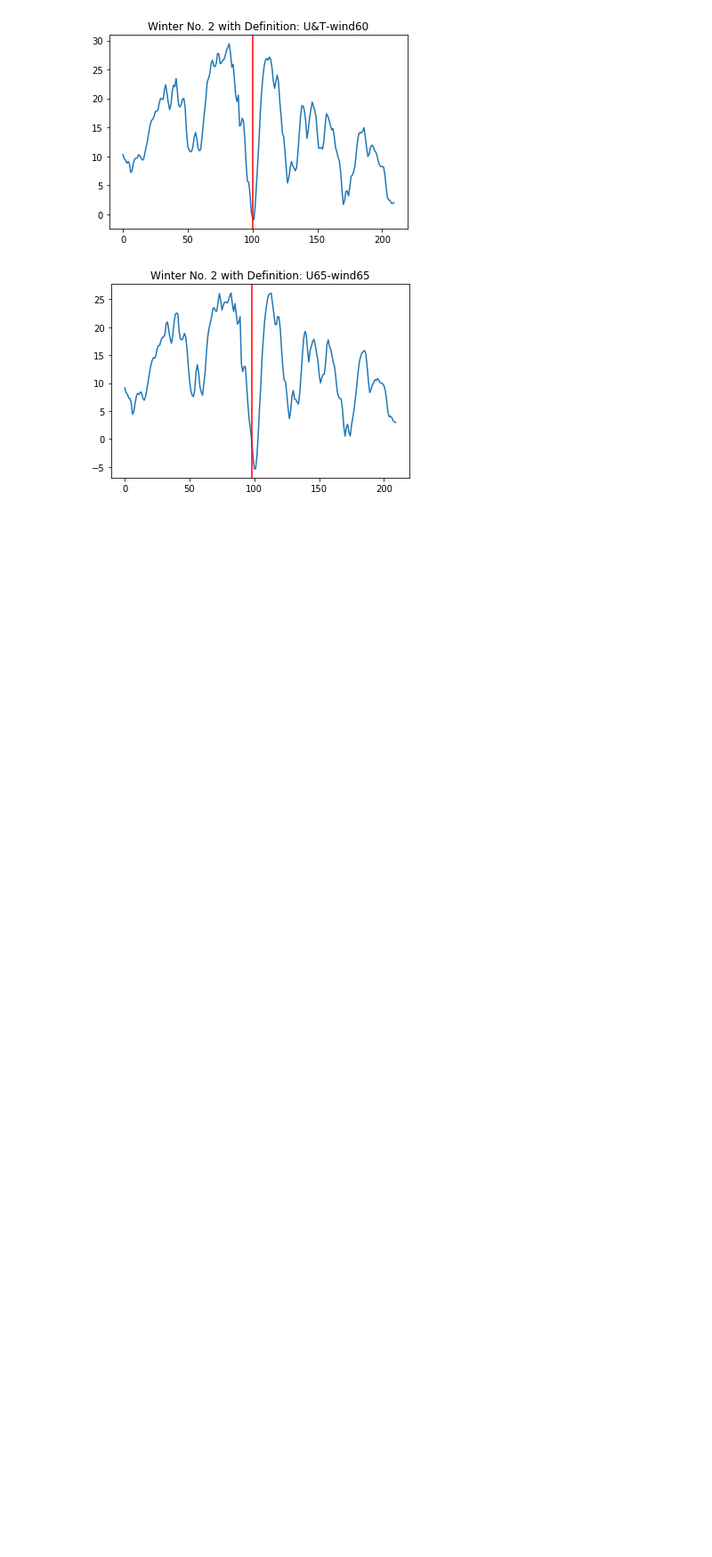
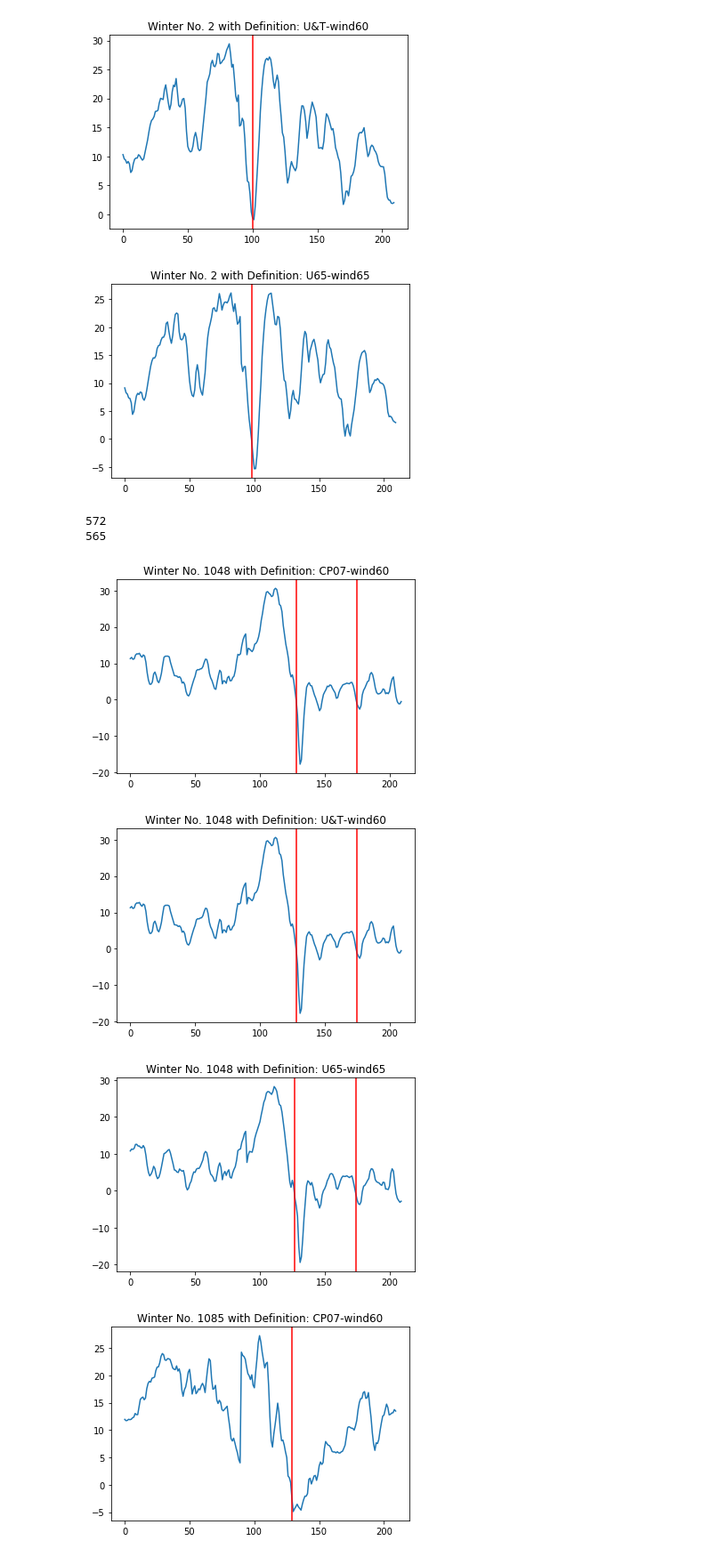
Before and after one commit to mcbuehler/ssw-prediction, a Jupyter notebook: notebooks/timeseries_exploration.ipynb, the cells around one changed output. Shown at 89% size. Drawn from its saved outputs; the diff is of its cells as text; code cells hidden in the pictures; blank space fills up the shorter version.

Commit message:
Added code to visualize random ssw and non-ssw winters to the exploration notebook.

```diff
--- a/notebooks/timeseries_exploration.ipynb
+++ b/notebooks/timeseries_exploration.ipynb
@@ -130,3 +130,33 @@ winter_visualization(dat,2)
 [figure]
 [figure]
 [figure]
+# %%
+label_index = 2 #CP07
+
+winter_labels = np.sum(dat[:,label_index,:], axis=1)
+
+#Create indices
+ssw_winter_indeces = np.zeros(dat.shape[0], bool)
+ssw_winter_indeces[np.argwhere(winter_labels > 0) ] = True
+non_ssw_winter_index = np.invert(ssw_winter_indeces)
+
+#number of SSW vs. non SSW winters
+print(np.sum(ssw_winter_indeces))
+print(np.sum(non_ssw_winter_index))
+
+#Visualize 3 random SSW and non_SSW_winters
+ssws = np.argwhere(winter_labels > 0).flatten()
+nonssws = np.argwhere(winter_labels == 0).flatten()
+arr = [ssws,nonssws]
+
+for winter_type in arr:
+    randm = np.random.choice(winter_type, 3)
+    for val in randm:
+        winter_visualization(dat, val)
+# %% [output]
+572
+565
+[figure, added]
+[figure, added]
+[figure, added]
+[figure, added]
```
Also changed, not shown: parts of 2 cells of this notebook.
